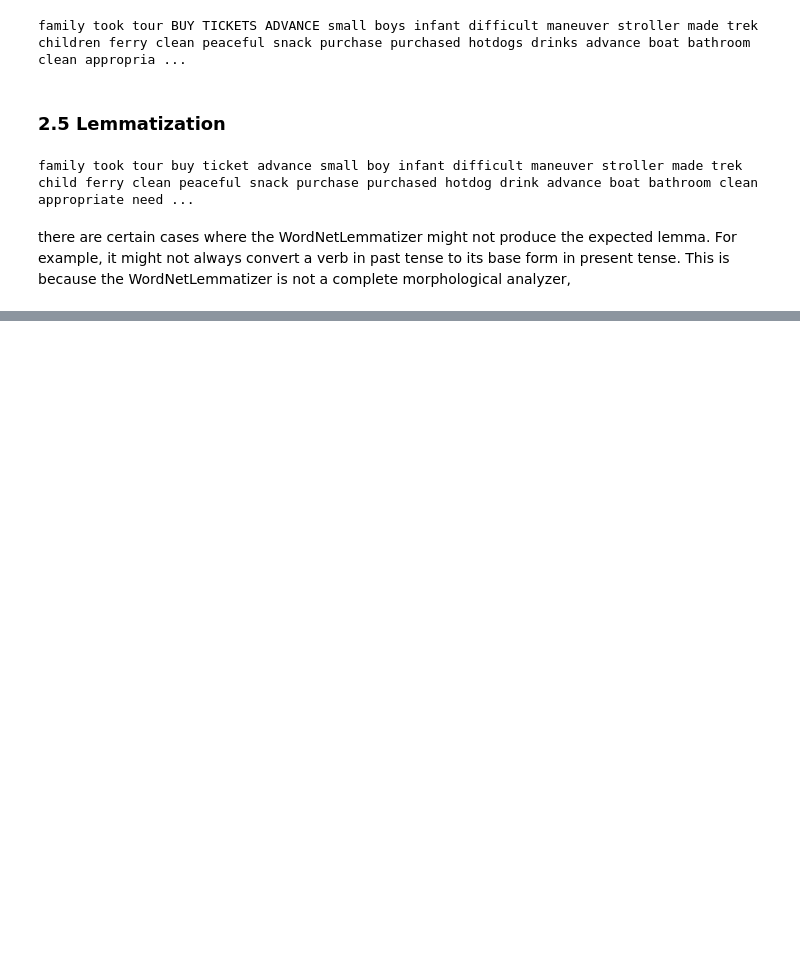
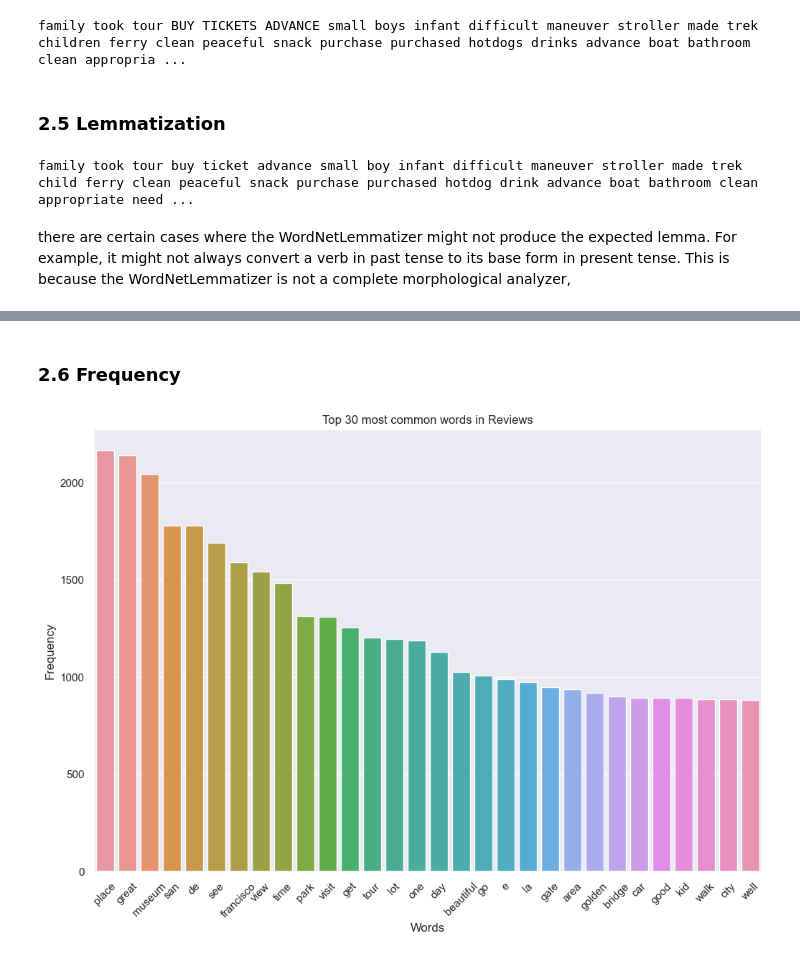
Before and after one commit to yanyuchen/sentiment-analysis, a Jupyter notebook: ipynb/eda.ipynb, the cells around one changed output, grey strips where cells are left out. Drawn from its saved outputs; the diff is of its cells as text; code cells hidden in the pictures; blank space fills up the shorter version.

```diff
--- a/ipynb/eda.ipynb
+++ b/ipynb/eda.ipynb
@@ -361,3 +363,31 @@ review_nlp.head(5)
 | 2 | TripAdvisor | Alcatraz Island | I did not expect to enjoy the tou... | 5.0 | NaN | 3.0 | 2023.0 | en | en | I did not expect to enjoy the tou... | ... |
 | 3 | TripAdvisor | Alcatraz Island | San Francisco is completely unsaf... | 1.0 | NaN | 3.0 | 2023.0 | en | en | San Francisco is completely unsaf... | ... |
 | 4 | TripAdvisor | Alcatraz Island | I had a 13-hour layover in San Fr... | 4.0 | NaN | 3.0 | 2023.0 | en | en | I had a 13-hour layover in San Fr... | ... |
+# %% [markdown]
+### 2.6 Frequency
+# %%
+entire_review = ' '.join(review_nlp['lemmatized'])
+words = nltk.word_tokenize(entire_review)
+fq = nltk.FreqDist(words)
+# %%
+import seaborn as sns
+
+# Get the top 30 most common words
+top_words = fq.most_common(30)
+
+# Create a list of words and their frequencies
+word = [word[0] for word in top_words]
+freqs = [word[1] for word in top_words]
+
+# Create a bar plot using Seaborn
+sns.barplot(x=word, y=freqs)
+
+# Set the x-axis label and rotate the labels for better readability
+sns.set(rc={'figure.figsize':(12,8)})
+plt.xticks(rotation=45)
+plt.xlabel('Words')
+plt.ylabel('Frequency')
+plt.title('Top 30 most common words in Reviews')
+plt.show()
+# %% [output]
+[figure, added]
```
Also changed, not shown: parts of 2 cells of this notebook.
